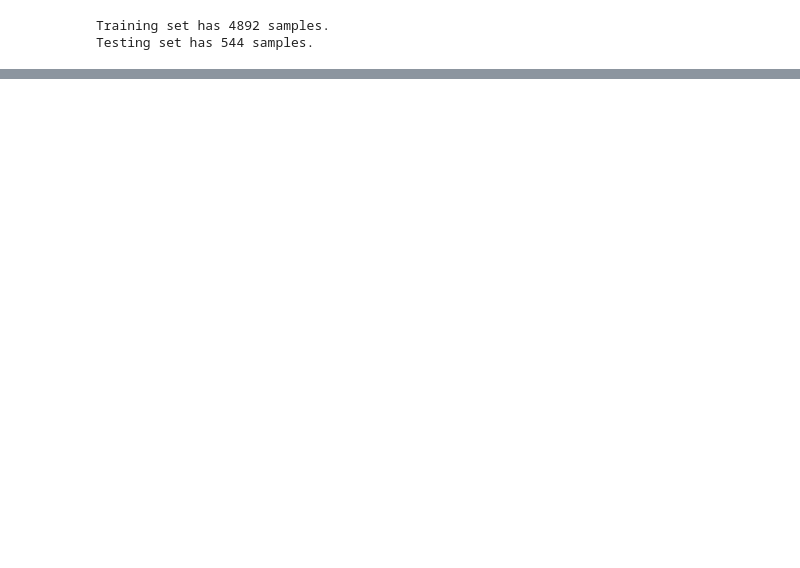
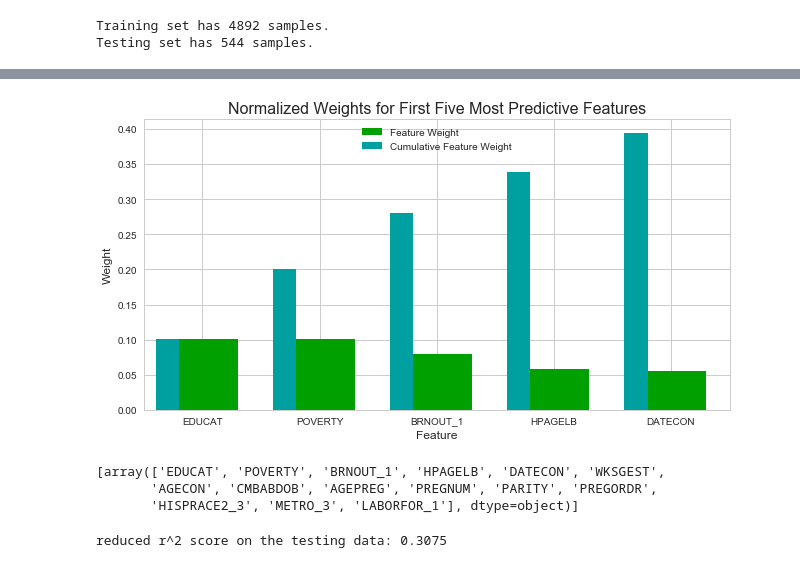
Before and after one commit to imLissy/machine-learning, a Jupyter notebook: projects/capstone/capstone.ipynb, the cells around one changed output, grey strips where cells are left out. Saved outputs shown, nothing was run; the diff lists cells and outputs as text; code cells hidden in the pictures; blank space fills up the shorter version.

```diff
--- a/projects/capstone/capstone.ipynb
+++ b/projects/capstone/capstone.ipynb
@@ -128,7 +129,7 @@ plt.show()
 # %% [output]
 [figure]
 # %%
-df = pd.DataFrame(myfile, columns=['PREGORDR', 'PREGEND1', 'WKSGEST', 'BABYSEX1', 'CMBABDOB',  'HPAGELB', 'COHPBEG', 'COHPEND', 'BIRTHORD', 'AGEPREG', 'DATECON', 'AGECON', 'FMAROUT5', 'PMARPREG', 'RMAROUT6', 'FMARCON5', 'RMARCON6', 'PAYDELIV', 'LBW1', 'BFEEDWKS', 'EDUCAT', 'HIEDUC', 'RACE', 'HISPANIC', 'HISPRACE', 'HISPRACE2', 'PREGNUM', 'PARITY', 'CURR_INS', 'PUBASSIS', 'POVERTY', 'LABORFOR', 'RELIGION', 'METRO', 'BRNOUT'])
+df = pd.DataFrame(myfile, columns=['PREGORDR', 'PREGEND1', 'WKSGEST', 'BABYSEX1', 'CMBABDOB',  'HPAGELB', 'COHPBEG', 'COHPEND', 'BIRTHORD', 'AGEPREG', 'DATECON', 'AGECON', 'PMARPREG', 'RMAROUT6', 'RMARCON6', 'PAYDELIV', 'LBW1', 'BFEEDWKS', 'EDUCAT', 'HISPRACE2', 'PREGNUM', 'PARITY', 'CURR_INS', 'PUBASSIS', 'POVERTY', 'LABORFOR', 'RELIGION', 'METRO', 'BRNOUT'])
 #inspect the features to make sure there's enough data for each and nothing looks "off"
 for feature in df.keys():
     print df[feature].value_counts(dropna=False)
@@ -196,7 +198,7 @@ import pandas as pd
 import numpy as np
 import matplotlib.pyplot as plt
 import matplotlib.cm as cm
-pca = PCA(n_components=6)
+pca = PCA(n_components=15)
 pca.fit(df)
 
 def pca_results(good_data, pca):
@@ -222,5 +224,4 @@ def pca_results(good_data, pca):
 # Generate PCA results plot
 pca_results = pca_results(df, pca)
 print (pca_results)
-#reduced_data = pca.transform(df)
 # %% [output]
@@ -272,0 +292,32 @@ print(r2_score(y_test, predictions_test))
+# %%
+from sklearn.grid_search import GridSearchCV
+from sklearn.metrics import make_scorer
+
+# TODO: Initialize the classifier
+reg2 = RandomForestRegressor(random_state=47)
+
+# TODO: Create the parameters list you wish to tune
+parameters = {'n_estimators':range(10,1000,3000), 'max_depth':range(2,30,800),
+              'min_samples_split':range(2,50,500), 'min_samples_leaf':range(5,500,1000),
+             'max_features':('auto', 'sqrt', 'log2')}
+
+# TODO: Make an fbeta_score scoring object
+scorer = make_scorer(r2_score)
+
+# TODO: Perform grid search on the classifier using 'scorer' as the scoring method
+grid_obj = GridSearchCV(estimator = reg2, param_grid = parameters, scoring=scorer)
+
+# TODO: Fit the grid search object to the training data and find the optimal parameters
+grid_fit = grid_obj.fit(X_train, y_train)
+
+# Get the estimator
+best_reg= grid_fit.best_estimator_
+
+# Make predictions using the unoptimized and model
+predictions = (reg2.fit(X_train, y_train)).predict(X_test)
+best_predictions = best_reg.predict(X_test)
+
+print "Unoptimized model\n------"
+print "r^2 score on testing data: {:.4f}".format(r2_score(y_test, predictions))
+print "\nOptimized Model\n------"
+print "Final r^2 score on the testing data: {:.4f}".format(r2_score(y_test, best_predictions))
@@ -272,0 +332,27 @@ print(r2_score(y_test, predictions_test))
+# %%
+import visuals as vs
+importances = reg2.feature_importances_
+vs.feature_plot(importances, X_train, y_train)
+X_train_reduced = [X_train.columns.values[(np.argsort(importances)[::-1])[:15]]]
+print(X_train_reduced)
+# %% [output]
+[figure, added]
+[array(['EDUCAT', 'POVERTY', 'BRNOUT_1', 'HPAGELB', 'DATECON', 'WKSGEST',
+       'AGECON', 'CMBABDOB', 'AGEPREG', 'PREGNUM', 'PARITY', 'PREGORDR',
+       'HISPRACE2_3', 'METRO_3', 'LABORFOR_1'], dtype=object)]
+# %%
+# Import functionality for cloning a model
+from sklearn.base import clone
+
+# Reduce the feature space
+X_train_reduced = X_train[X_train.columns.values[(np.argsort(importances)[::-1])[:15]]]
+X_test_reduced = X_test[X_test.columns.values[(np.argsort(importances)[::-1])[:15]]]
+
+# Train on the "best" model found from grid search earlier
+clf = (clone(reg2)).fit(X_train_reduced, y_train)
+
+# Make new predictions
+reduced_predictions = clf.predict(X_test_reduced)
+print "reduced r^2 score on the testing data: {:.4f}".format(r2_score(y_test, reduced_predictions))
+# %% [output]
+reduced r^2 score on the testing data: 0.3075
```
Also changed, not shown: parts of 7 cells of this notebook.
